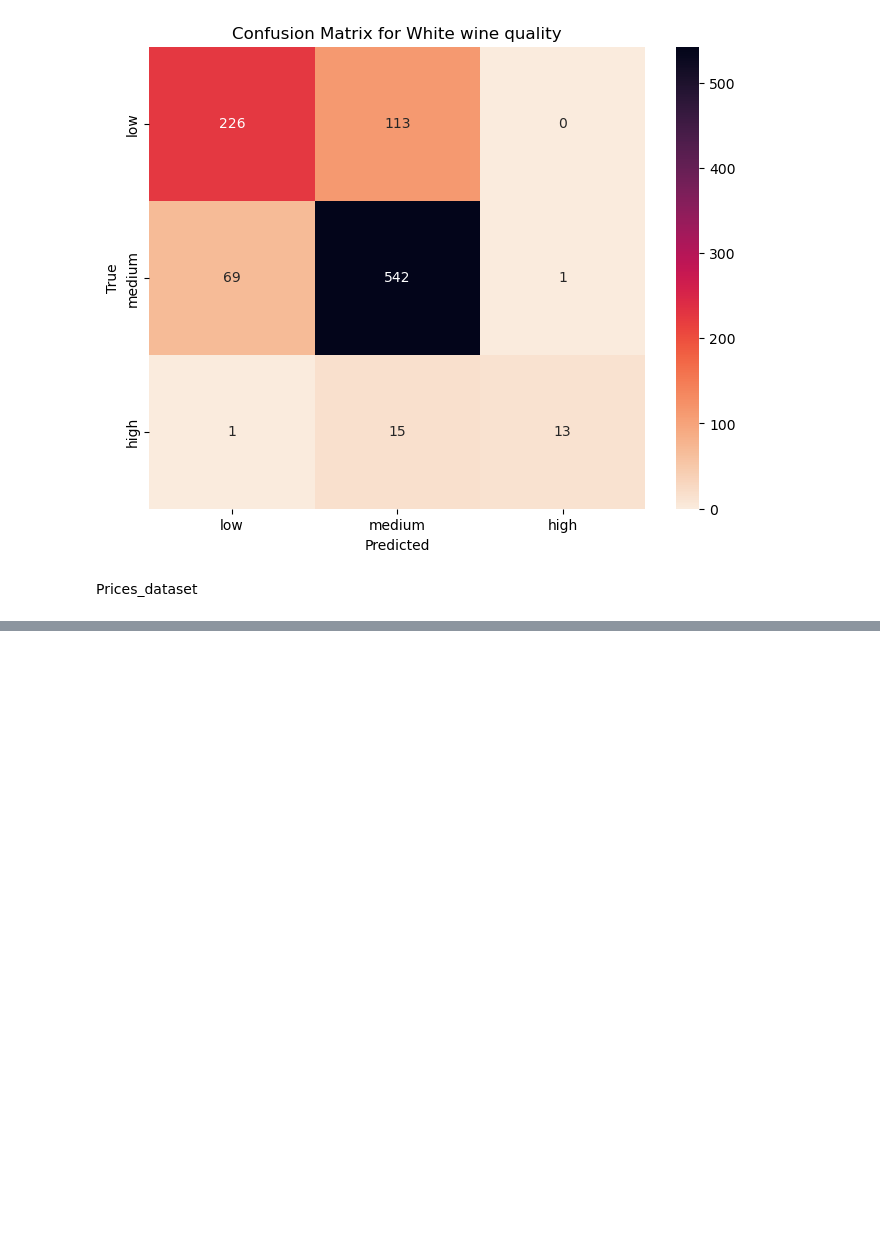
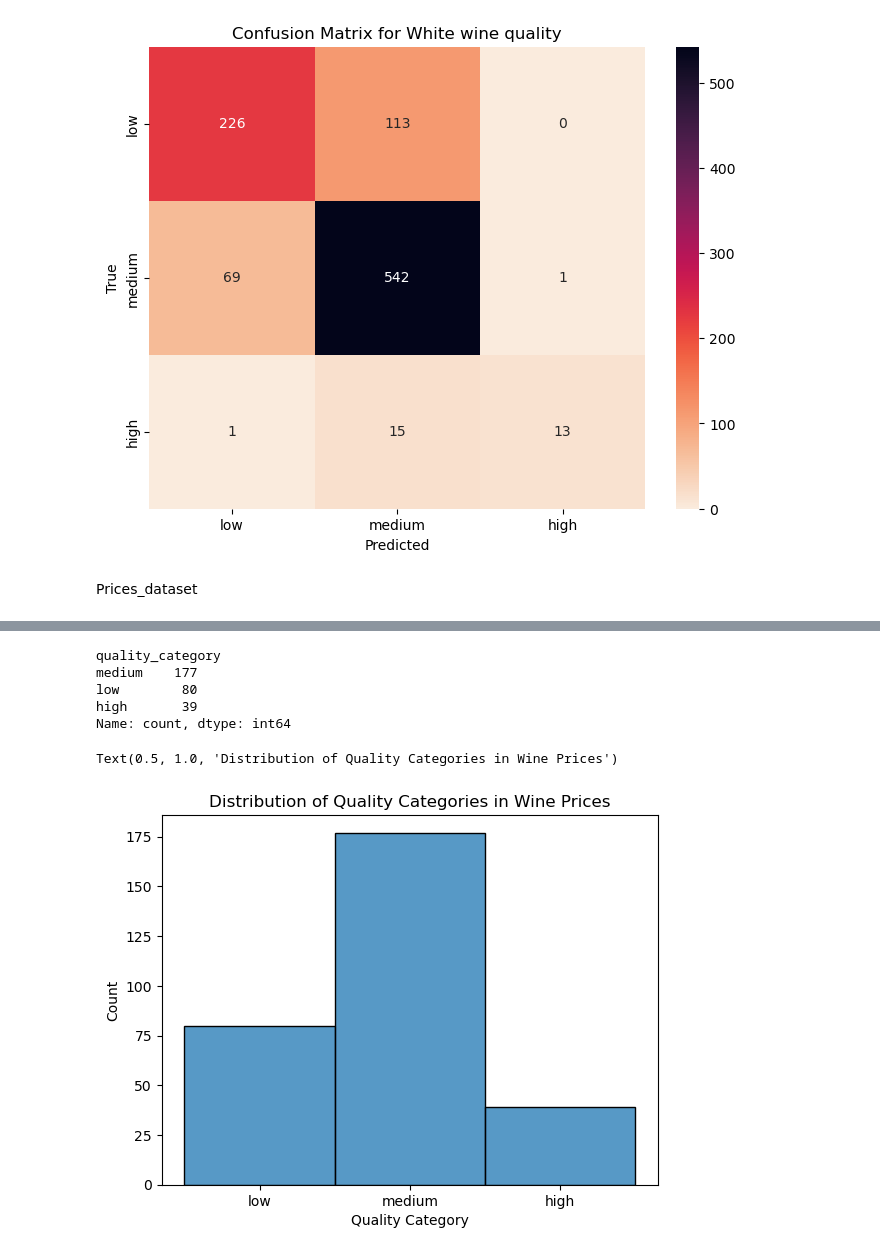
Before and after one commit to novik2713/CAB_Winery_Project, a Jupyter notebook: winery_ml.ipynb, the cells around one changed output, grey strips where cells are left out. Cells and saved outputs as stored; diff of their text form; code cells hidden in the pictures; blank space fills up the shorter version.

```diff
--- a/winery_ml.ipynb
+++ b/winery_ml.ipynb
@@ -704,0 +761,3 @@ Prices_dataset
+# %%
+pp = prices[prices['province'] == 'Vinho Verde']
+display(pp)
@@ -704,0 +787,3 @@ Prices_dataset
+# %%
+pp['wine_type'] = pp['variety'].apply(lambda value: 'red' if value in ['Portuguese Red', 'Vinhão'] else 'rose' if value in ['Rosé', 'Portuguese Rosé'] else 'white')
+pp['wine_type'].value_counts()
@@ -704,0 +801,7 @@ Prices_dataset
+# %%
+#without outliers
+Q1 = pp['price'].quantile(0.25)
+Q3 = pp['price'].quantile(0.75)
+IQR = Q3 - Q1
+pp = pp[(pp['price'] >= (Q1 - 1.5 * IQR)) & (pp['price'] <= (Q3 + 1.5 * IQR))]
+pp
@@ -704,0 +842,19 @@ Prices_dataset
+# %%
+pp['quality_category'] = pp['points'].apply(lambda value: 'low' if value <= 84 else 'medium' if value <= 89 else 'high')
+pp['quality_category'].value_counts()
+# %% [output]
+quality_category
+medium    177
+low        80
+high       39
+Name: count, dtype: int64
+# %%
+order = ['low', 'medium', 'high']
+pp['quality_category'] = pd.Categorical(pp['quality_category'], categories=order, ordered=True)
+hist = sns.histplot(data=pp, x='quality_category')
+plt.xlabel('Quality Category')
+plt.ylabel('Count')
+plt.title('Distribution of Quality Categories in Wine Prices')
+# %% [output]
+Text(0.5, 1.0, 'Distribution of Quality Categories in Wine Prices')
+[figure, added]
```
Also changed, not shown: parts of 19 cells of this notebook.
